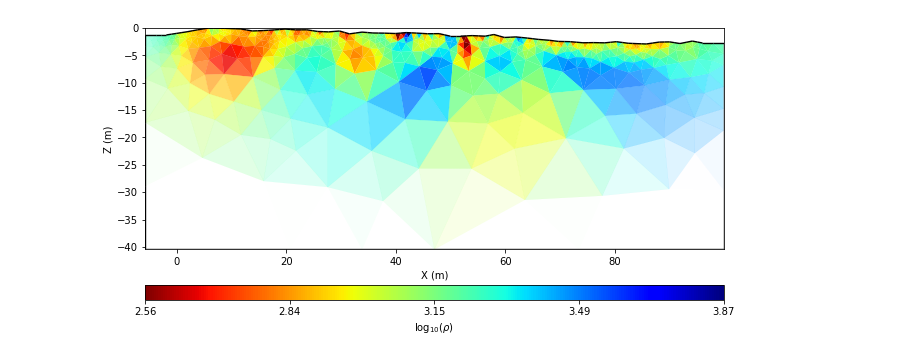
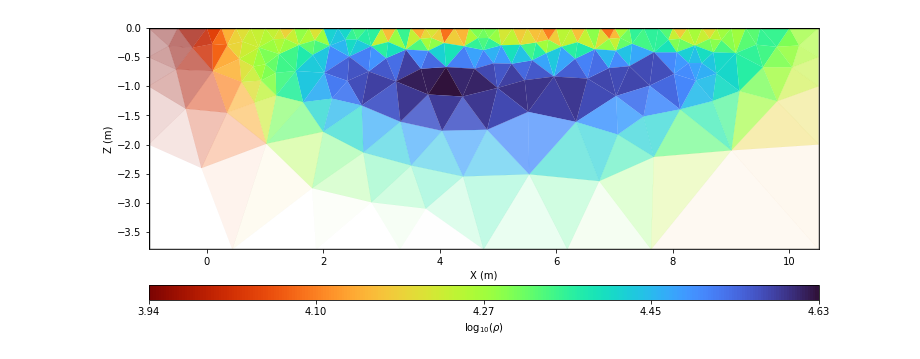
Before and after one commit to teddiherring/permafrost-data-processing, a Jupyter notebook: data_filtering.ipynb, the cells around one changed output. Saved outputs shown, nothing was run; the diff lists cells and outputs as text; code cells hidden in the pictures.

Commit message:
test with crater lake dataset

```diff
--- a/data_filtering.ipynb
+++ b/data_filtering.ipynb
@@ -8,11 +8,11 @@ import matplotlib.pyplot as plt
 # load data file (already in BERT unified data format)
 
 # data_in = ert.load('data_unified/CER2017-08-24_u_i.txt')
-# data_in = ert.load('data_unified/craterlake_2019_feb6.txt')
+data_in = ert.load('data_unified/craterlake_2019_feb6.txt')
 # data_in = ert.load('data_unified/fieldschool_wen3_2013_aug26.txt') # no permafrost. bad electrode to test filtering
 # data_in = ert.load('data_unified/oldcrow_wen13_2013_oct14.txt')
 # data_in = ert.load('data_unified/oldcrow_wen1_2013_oct13.txt')
-data_in = ert.load('data_unified/SCH2018-08-29_u_i.txt')
+# data_in = ert.load('data_unified/SCH2018-08-29_u_i.txt')
 # data_in = ert.load('data_unified/Teller_ERTB_2019-10-03_0600.ohm') # data from the seward peninsula
 
 
@@ -261,21 +267,21 @@ inv.iter 4 ... chi² = 19.05 (dPhi = 0.85%) lam: 20.0
 # %%
 # plot results
 
 fig, ax = plt.subplots(1,1,figsize=[20,5])
 
 ax, cBar = mgr.showModel(
     np.log10(mod),
     ax=ax,
-    cMap='jet_r',
+    cMap='turbo_r',
     coverage=mgr.coverage()
 
 );
 
 cBar.set_label(r'log$_{10}$($\rho$)')
 ax.set_xlabel('X (m)')
 ax.set_ylabel('Z (m)');
 # %% [output]
-[figure, old version]
+[figure, new version]
 # %%
 # run second inversion with optimized lambda:
 
```
Also changed, not shown: parts of 9 cells of this notebook.
